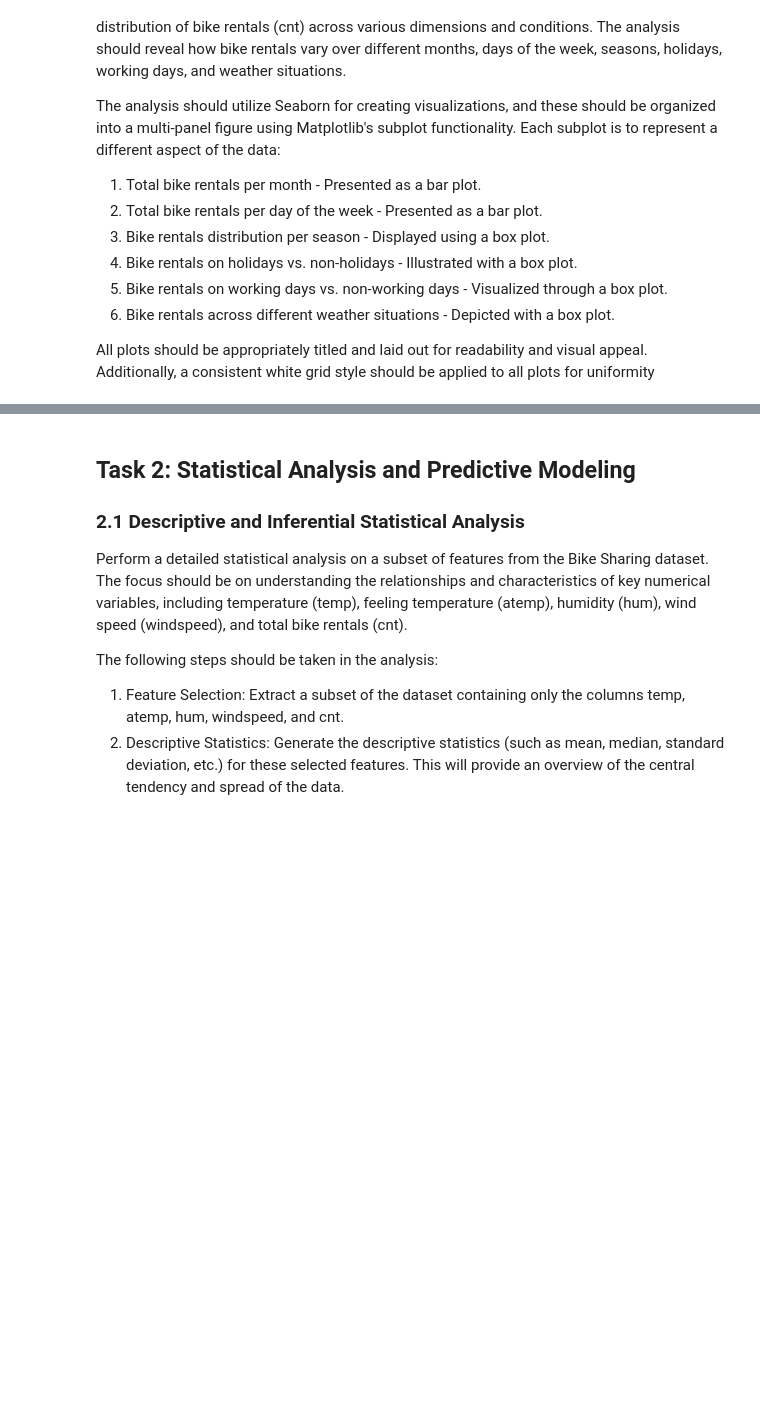
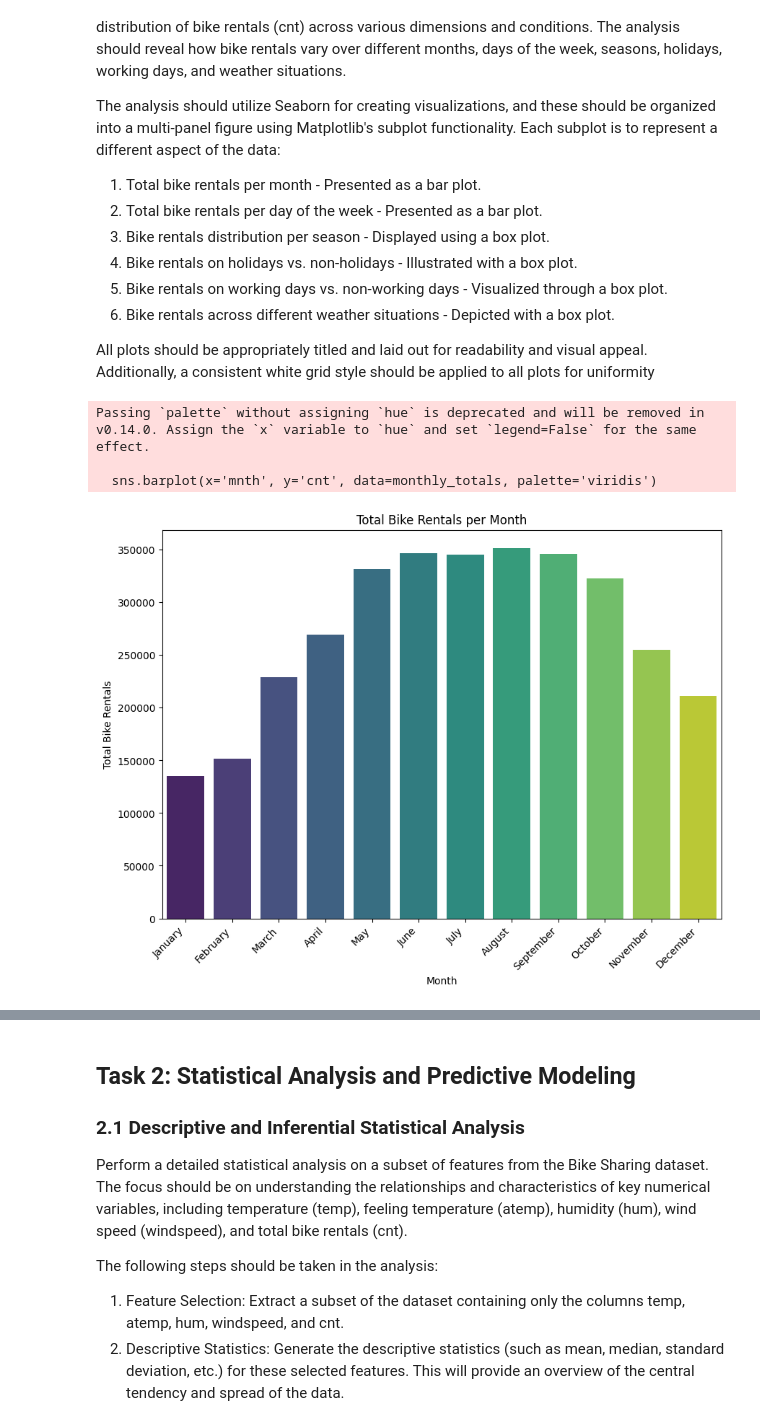
Before and after one commit to 3p10/Bike-Sharing-Dataset, a Jupyter notebook: Bike Sharing.ipynb, the cells around one changed output, grey strips where cells are left out. Drawn from its saved outputs; the diff is of its cells as text; code cells hidden in the pictures; blank space fills up the shorter version.

```diff
--- a/Bike Sharing.ipynb
+++ b/Bike Sharing.ipynb
@@ -267,3 +267,35 @@ The analysis should utilize Seaborn for creating visualizations, and these shoul
 6. Bike rentals across different weather situations - Depicted with a box plot.
 
 All plots should be appropriately titled and laid out for readability and visual appeal. Additionally, a consistent white grid style should be applied to all plots for uniformity
+# %%
+#cnt cor count for each month.
+
+# To show the name of the months on the X axis not just the number of month
+month_mapping = {
+    1: 'January', 2: 'February', 3: 'March', 4: 'April',
+    5: 'May', 6: 'June', 7: 'July', 8: 'August',
+    9: 'September', 10: 'October', 11: 'November', 12: 'December'
+}
+
+# Group by month and calculate the total bike rentals
+monthly_totals = df.groupby('mnth')['cnt'].sum().reset_index()
+
+# Plotting using seaborn
+monthly_totals['mnth'] = monthly_totals['mnth'].map(month_mapping)
+
+
+plt.figure(figsize=(10, 7))
+sns.barplot(x='mnth', y='cnt', data=monthly_totals, palette='viridis')
+plt.title('Total Bike Rentals per Month')
+plt.xlabel('Month')
+plt.ylabel('Total Bike Rentals')
+
+# Rotate x-axis for 45 degree to make more readible
+plt.xticks(rotation=45, ha='right')
+
+plt.show()
+# %% [output]
+Passing `palette` without assigning `hue` is deprecated and will be removed in v0.14.0. Assign the `x` variable to `hue` and set `legend=False` for the same effect.
+
+  sns.barplot(x='mnth', y='cnt', data=monthly_totals, palette='viridis')
+[figure, added]
```
Also changed, not shown: parts of 5 cells of this notebook.
